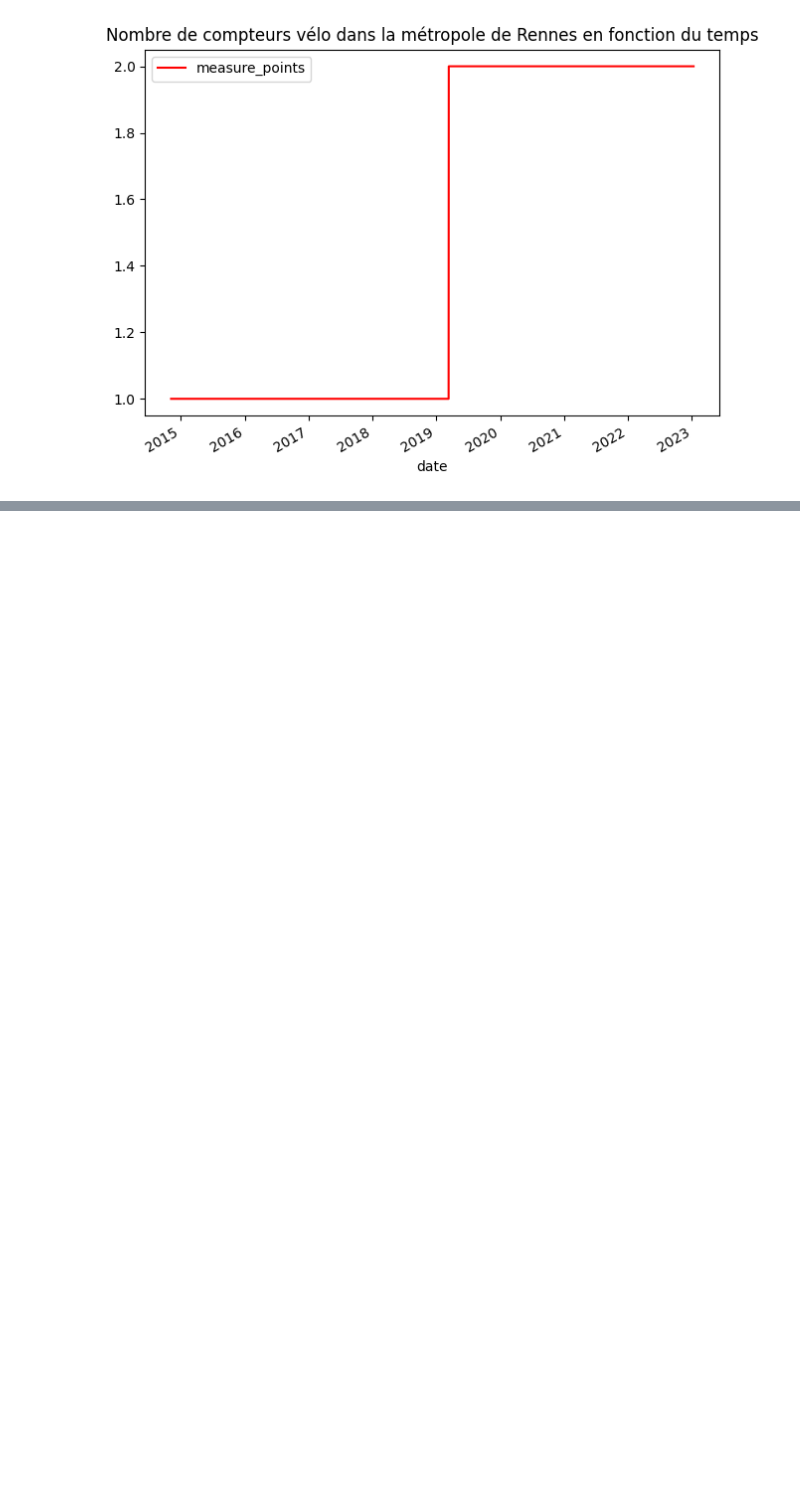
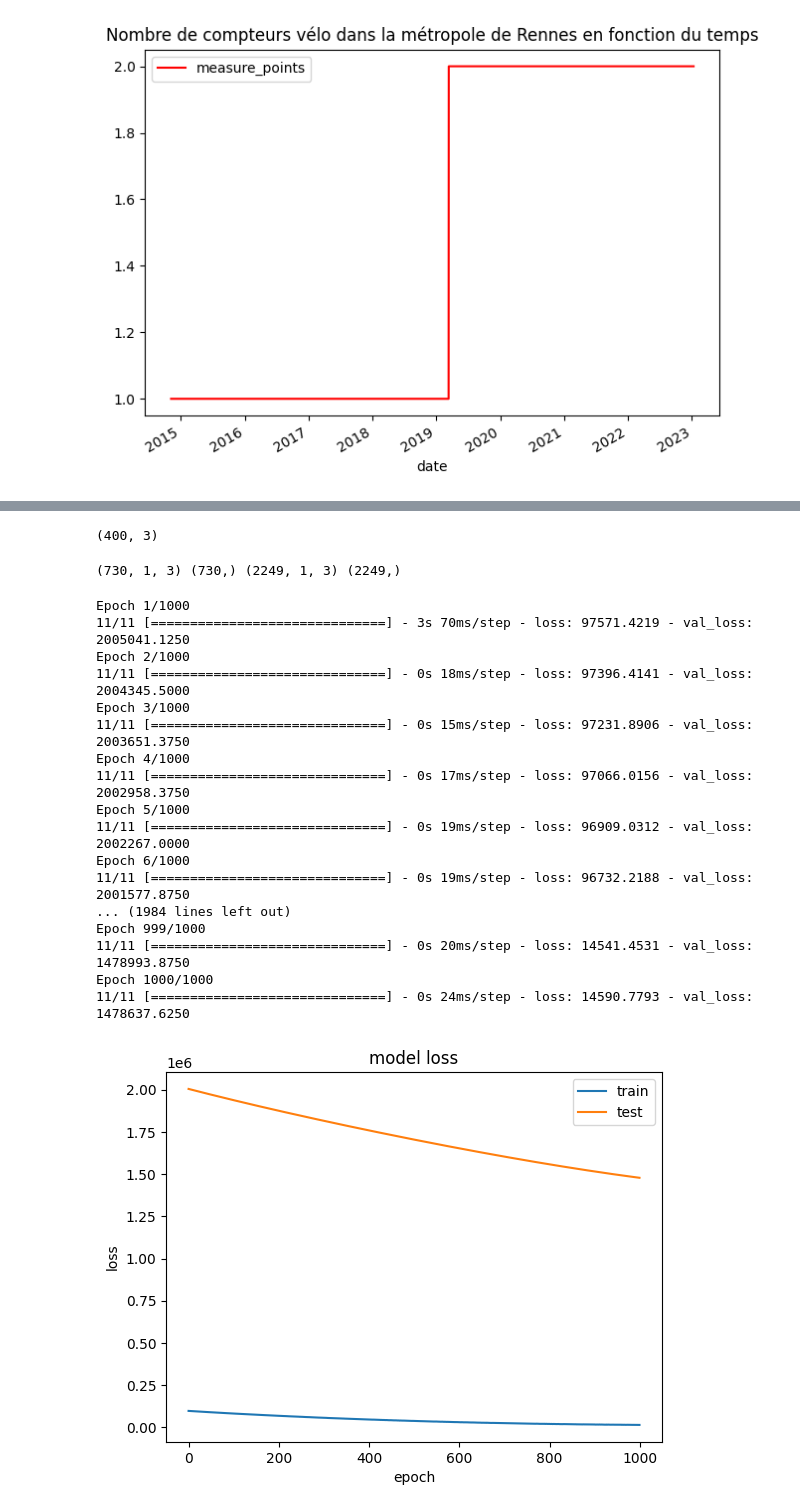
Before and after one commit to gauthgoth/Challenge---Etudes-de-Cas, a Jupyter notebook: time_series_analysis_for_bike_traffic.ipynb, the cells around one changed output, grey strips where cells are left out. Cells and saved outputs as stored; diff of their text form; code cells hidden in the pictures; blank space fills up the shorter version.

Commit message:
Starting time series analysis

```diff
--- a/time_series_analysis_for_bike_traffic.ipynb
+++ b/time_series_analysis_for_bike_traffic.ipynb
@@ -117,4 +143,78 @@ plt.show();
+# %%
+df_comptage_paris.shape
+# %% [output]
+(400, 3)
 # %%
-values = df_comptage_paris.values
+values = df_comptage_rennes.values
 
-n_train_time =
+n_train_time = 365*2
+
+train = values[:n_train_time, :]
+test = values[n_train_time:, :]
+
+train_X, train_y = train[:, :-1], train[:, -1]
+test_X, test_y = test[:, :-1], test[:, -1]
+
+train_X = train_X.reshape((train_X.shape[0], 1, train_X.shape[1]))
+test_X = test_X.reshape((test_X.shape[0], 1, test_X.shape[1]))
+print(train_X.shape, train_y.shape, test_X.shape, test_y.shape)
+# %% [output]
+(730, 1, 3) (730,) (2249, 1, 3) (2249,)
+# %%
+model = Sequential()
+model.add(LSTM(100, input_shape=(train_X.shape[1], train_X.shape[2])))
+model.add(Dropout(0.2))
+#    model.add(LSTM(70))
+#    model.add(Dropout(0.3))
+model.add(Dense(1))
+model.compile(loss='mean_squared_error', optimizer='adam')
+
+
+
+# fit network
+history = model.fit(train_X, train_y, epochs=1000, batch_size=70, validation_data=(test_X, test_y), shuffle=False)
+
+# summarize history for loss
+plt.plot(history.history['loss'])
+plt.plot(history.history['val_loss'])
+plt.title('model loss')
+plt.ylabel('loss')
+plt.xlabel('epoch')
+plt.legend(['train', 'test'], loc='upper right')
+plt.show()
+
+# make a prediction
+yhat = model.predict(test_X)
+print(yhat)
+test_X = test_X.reshape((test_X.shape[0], 3))
+# invert scaling for forecast
+inv_yhat = np.concatenate((yhat, test_X[:, -3:]), axis=1)
+#inv_yhat = scaler.inverse_transform(inv_yhat)
+inv_yhat = inv_yhat[:,0]
+# invert scaling for actual
+test_y = test_y.reshape((len(test_y), 1))
+inv_y = np.concatenate((test_y, test_X[:, -3:]), axis=1)
+#inv_y = scaler.inverse_transform(inv_y)
+inv_y = inv_y[:,0]
+# calculate RMSE
+rmse = np.sqrt(mean_squared_error(inv_y, inv_yhat))
+print('Test RMSE: %.3f' % rmse)
+# %% [output]
+Epoch 1/1000
+11/11 [==============================] - 3s 70ms/step - loss: 97571.4219 - val_loss: 2005041.1250
+Epoch 2/1000
+11/11 [==============================] - 0s 18ms/step - loss: 97396.4141 - val_loss: 2004345.5000
+Epoch 3/1000
+11/11 [==============================] - 0s 15ms/step - loss: 97231.8906 - val_loss: 2003651.3750
+Epoch 4/1000
+11/11 [==============================] - 0s 17ms/step - loss: 97066.0156 - val_loss: 2002958.3750
+Epoch 5/1000
+11/11 [==============================] - 0s 19ms/step - loss: 96909.0312 - val_loss: 2002267.0000
+Epoch 6/1000
+11/11 [==============================] - 0s 19ms/step - loss: 96732.2188 - val_loss: 2001577.8750
+... (1984 lines left out)
+Epoch 999/1000
+11/11 [==============================] - 0s 20ms/step - loss: 14541.4531 - val_loss: 1478993.8750
+Epoch 1000/1000
+11/11 [==============================] - 0s 24ms/step - loss: 14590.7793 - val_loss: 1478637.6250
+[figure, added]
```
Also changed, not shown: parts of 5 cells of this notebook, 1 other file.
